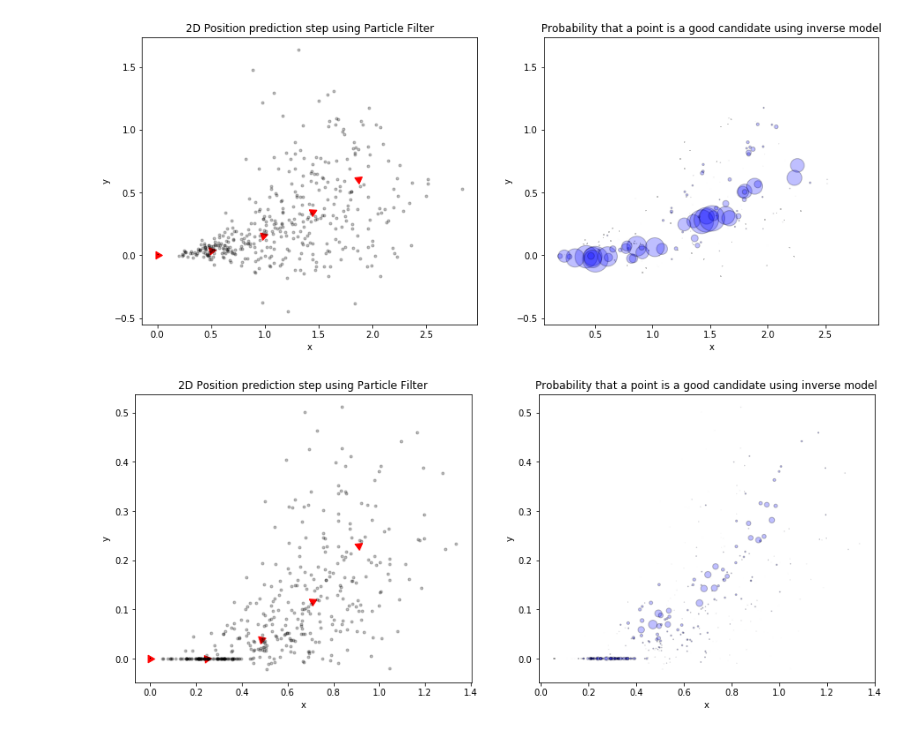
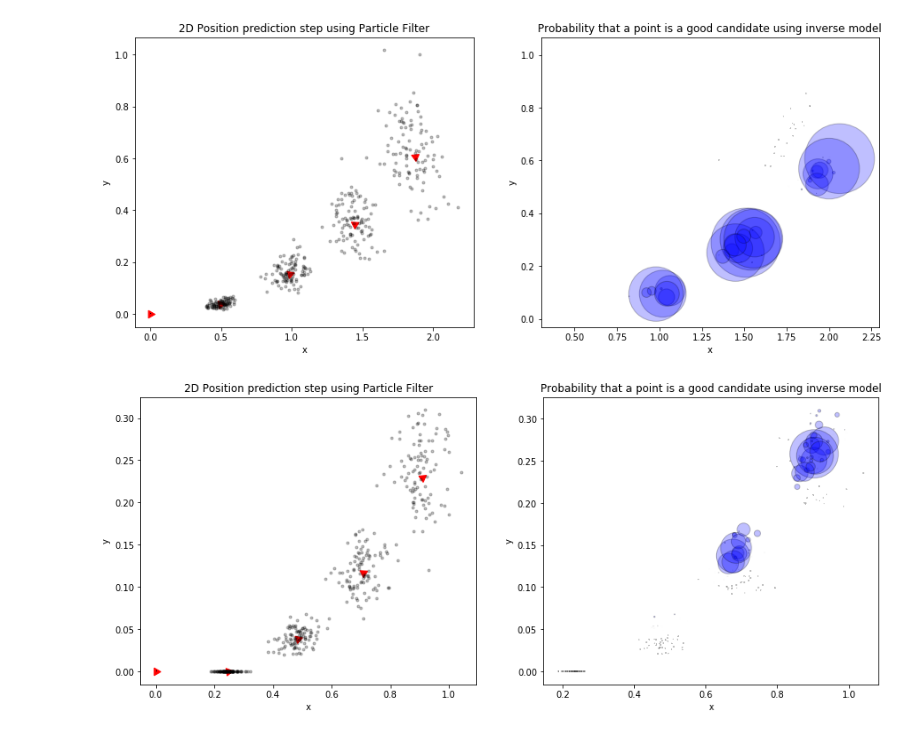
Before and after one commit to ferasboulala/slam, a Jupyter notebook: slam.ipynb, the cells around one changed output. Drawn from its saved outputs; the diff is of its cells as text; code cells hidden in the pictures.

```diff
--- a/slam.ipynb
+++ b/slam.ipynb
@@ -13,18 +16,19 @@ from collections.abc import Iterable
 np.seterr('raise');
 EPSILON = 1e-7
 # %%
-def prob_normal_distribution(a, b):
-    return scipy.stats.norm(0, math.sqrt(b)).pdf(a)
+def prob_normal_distribution(x, var):
+    return scipy.stats.norm(0, math.sqrt(var)).pdf(x)
 
-def prob_triangular_distribution(a, b):
-    return max(0, 1 / math.sqrt(6 * b) - abs(a) / 6 / b)
+def prob_triangular_distribution(x, var):
+    return max(0, 1 / math.sqrt(6 * var) - abs(x) / 6 / var)
 
-def sample_normal_distribution(b):
-    return random.gauss(0, math.sqrt(b))
+def sample_normal_distribution(var):
+    return random.gauss(0, math.sqrt(var))
 
-def sample_triangular_distribution(b):
-    b = math.sqrt(b)
-    return math.sqrt(6) / 2 * (random.uniform(-b, b) + random.uniform(-b, b))
+def sample_triangular_distribution(var):
+    stddev = math.sqrt(var)
+
+    return math.sqrt(6) / 2 * (random.uniform(-stddev, stddev) + random.uniform(-stddev, stddev))
 
 # Taken from Kalman Filter book
 def normalize_angle(x):
@@ -95,38 +99,38 @@ def simulate_predict_motion_model():
     u = np.array([1, math.pi / 10])
     sample = sample_normal_distribution
     prob = prob_normal_distribution
-    alphas = [0.1] * 6
+    alphas = [0.01] * 6
     no_noise_alphas = [0] * 6
 
     x_s = np.zeros(N_POINTS)
     y_s = np.zeros(N_POINTS)
     theta_s = np.zeros(N_POINTS)
 
     perfect_model = np.zeros(3)
 
     fig, axes = plt.subplots(1, 2, figsize=(15, 6))
     axes[0].plot(perfect_model[0], perfect_model[1], 'r.', marker=(3, 0, math.degrees(perfect_model[2]) - 90), markersize=10)
     axes[0].plot(x_s, y_s, 'k,', alpha=1)
     for _ in range(N_EPOCH):
         x_s, y_s, theta_s = sample_motion_model_velocity_n(u, (x_s, y_s, theta_s), DT, sample, alphas)
         p_s = motion_model_velocity_n((x_s, y_s, theta_s), u, perfect_model, DT, prob, alphas)
         perfect_model = sample_motion_model_velocity(u, perfect_model, DT, sample, no_noise_alphas)
         axes[0].plot(perfect_model[0], perfect_model[1], 'r.', marker=(3, 0, math.degrees(perfect_model[2]) - 90), markersize=10)
         axes[0].plot(x_s, y_s, 'k.', alpha=0.25)
 
-        axes[1].scatter(x_s, y_s, s=p_s * 500, alpha=0.25, c = 'b', edgecolors='k')
+        axes[1].scatter(x_s, y_s, s=p_s * 200, alpha=0.25, c = 'b', edgecolors='k')
 
     axes[0].set_title('2D Position prediction step using Particle Filter')
     axes[0].set_xlabel('x')
     axes[0].set_ylabel('y')
 
     axes[1].set_title('Probability that a point is a good candidate using inverse model')
     axes[1].set_xlabel('x')
     axes[1].set_ylabel('y')
 
 simulate_predict_motion_model()
 # %% [output]
-[figure, old version]
+[figure, new version]
 # %%
 def motion_model_odometry(x_t, u_t, x_, prob, alphas):
     x, y, theta = x_
@@ -184,7 +197,7 @@ def simulate_predict_odometry_model():
     u = np.array([math.pi / 20, 0.25, 0])
     sample = sample_normal_distribution
     prob = prob_normal_distribution
-    alphas = [0.1] * 4
+    alphas = [0.01] * 4
     no_noise_alphas = [0] * 4
 
     x_s = np.zeros(N_POINTS)
@@ -203,7 +216,7 @@ def simulate_predict_odometry_model():
         axes[0].plot(perfect_model[0], perfect_model[1], 'r.', marker=(3, 0, math.degrees(perfect_model[2]) - 90), markersize=10)
         axes[0].plot(x_s, y_s, 'k.', alpha=0.25)
 
-        axes[1].scatter(x_s, y_s, s=p_s * 100, alpha=0.25, c = 'b', edgecolors='k')
+        axes[1].scatter(x_s, y_s, s=p_s * 200, alpha=0.25, c = 'b', edgecolors='k')
 
     axes[0].set_title('2D Position prediction step using Particle Filter')
     axes[0].set_xlabel('x')
@@ -215,4 +228,4 @@ def simulate_predict_odometry_model():
 
 simulate_predict_odometry_model()
 # %% [output]
-[figure, old version]
+[figure, new version]
```
Also changed, not shown: parts of 12 cells of this notebook, 2 other files.
